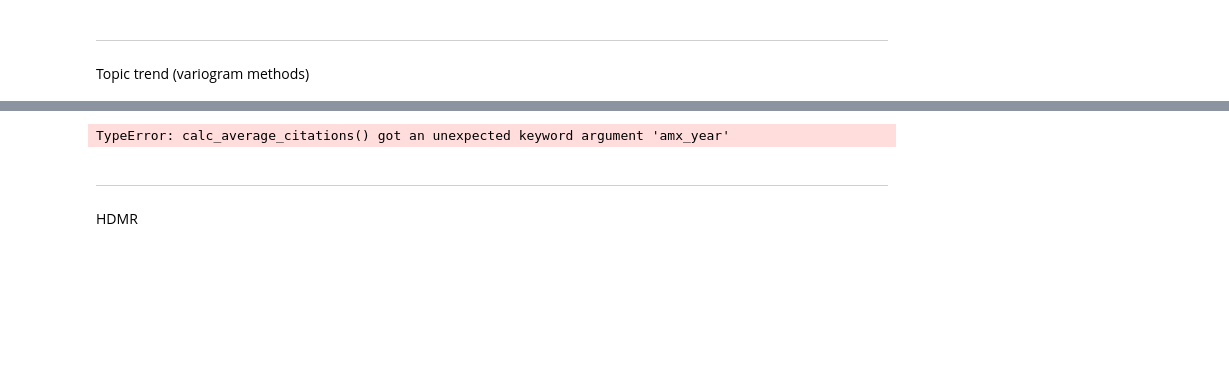
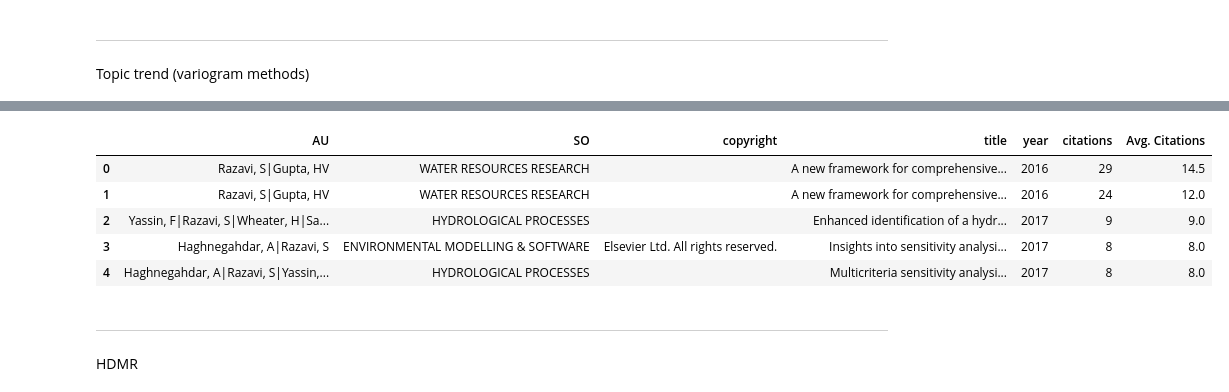
Before and after one commit to frog7/uasa-trends, a Jupyter notebook: notebooks/7c Identifying newer methods in the corpora.ipynb, the cells around one changed output, grey strips where cells are left out. Saved outputs shown, nothing was run; the diff lists cells and outputs as text; code cells hidden in the pictures; blank space fills up the shorter version.

```diff
--- a/notebooks/7c Identifying newer methods in the corpora.ipynb
+++ b/notebooks/7c Identifying newer methods in the corpora.ipynb
@@ -97,8 +97,13 @@ var_citations.loc[:, ~var_citations.columns.isin(HIDE_COLUMNS)].head()
 # %%
-var_since_published = wosis.calc_average_citations(var_citations, amx_year=2017)
+var_since_published = wosis.calc_average_citations(var_citations, max_year=2017)
 var_since_published.loc[:, ~var_since_published.columns.isin(HIDE_COLUMNS)].head()
 # %% [output]
-TypeError: calc_average_citations() got an unexpected keyword argument 'amx_year'
+|  | AU | SO | copyright | title | year | citations | Avg. Citations |
+| 0 | Razavi, S|Gupta, HV | WATER RESOURCES RESEARCH |  | A new framework for comprehensive... | 2016 | 29 | 14.5 |
+| 1 | Razavi, S|Gupta, HV | WATER RESOURCES RESEARCH |  | A new framework for comprehensive... | 2016 | 24 | 12.0 |
+| 2 | Yassin, F|Razavi, S|Wheater, H|Sa... | HYDROLOGICAL PROCESSES |  | Enhanced identification of a hydr... | 2017 | 9 | 9.0 |
+| 3 | Haghnegahdar, A|Razavi, S | ENVIRONMENTAL MODELLING & SOFTWARE | Elsevier Ltd. All rights reserved. | Insights into sensitivity analysi... | 2017 | 8 | 8.0 |
+| 4 | Haghnegahdar, A|Razavi, S|Yassin,... | HYDROLOGICAL PROCESSES |  | Multicriteria sensitivity analysi... | 2017 | 8 | 8.0 |
 # %% [markdown]
 <hr>
 HDMR
```
Also changed, not shown: parts of 16 cells of this notebook, 32 other files.
